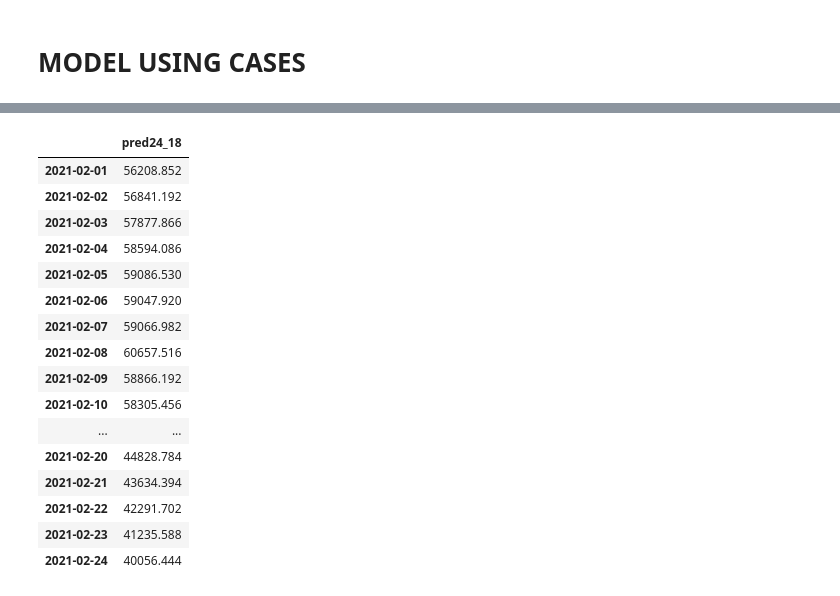
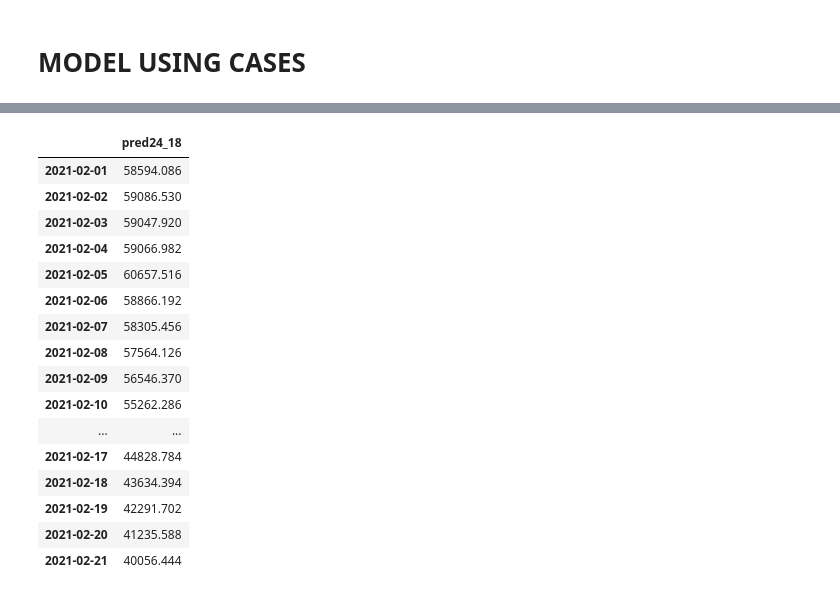
Before and after one commit to jared-m-murphy/Portfolio, a Jupyter notebook: Covid/USA_Death_Cases.ipynb, the cells around one changed output, grey strips where cells are left out. Drawn from its saved outputs; the diff is of its cells as text; code cells hidden in the pictures.

```diff
--- a/Covid/USA_Death_Cases.ipynb
+++ b/Covid/USA_Death_Cases.ipynb
@@ -378,16 +280,12 @@ predictions[['pred21_25']].loc[date.today():].head(21)
 # %% [markdown]
 #  MODEL USING CASES
 # %%
-'''df=usacases.join(usadeath)
+df=usacases.join(usadeath)
 df=df.drop(['CaseTotal','DeathTotal'],axis=1)
 df['Rolling14D']=df.NewDeath.rolling(14).sum()
 df['Rolling14C']=df.NewCases.rolling(14).sum()
 df.index=pd.to_datetime(df.index)
-df['pred21_18']=df['Rolling14C']*(.018)
-df['pred21_17']=df['Rolling14C']*(.017)
-df['pred21_16']=df['Rolling14C']*(.016)
-df['pred21_15']=df['Rolling14C']*(.015)
-df['pred21_14']=df['Rolling14C']*(.014)
-predictions=df[['pred21_18','pred21_17','pred21_16','pred21_15','pred21_14']]
-predictions.index=predictions.index.shift(periods=14,freq='D')
-final=predictions.join(df.drop(['pred21_18','pred21_17','pred21_16','pred21_15','pred21_14'],axis=1),how='inner')'''
+df['pred24_18']=df['Rolling14C']*(.018)
+predictions=df[['pred24_18']]
+predictions.index=predictions.index.shift(periods=21,freq='D')
+final=predictions.join(df.drop(['pred24_18'],axis=1),how='inner')
@@ -396,13 +292,3 @@ final=predictions.join(df.drop(['pred21_18','pred21_17','pred21_16','pred21_15',
-# %%
-df=usacases.join(usadeath)
-df=df.drop(['CaseTotal','DeathTotal'],axis=1)
-df['Rolling14D']=df.NewDeath.rolling(14).sum()
-df['Rolling14C']=df.NewCases.rolling(14).sum()
-df.index=pd.to_datetime(df.index)
-df['pred24_18']=df['Rolling14C']*(.018)
-predictions=df[['pred24_18']]
-predictions.index=predictions.index.shift(periods=24,freq='D')
-final=predictions.join(df.drop(['pred24_18'],axis=1),how='inner')
 # %%
 plt.rcParams['figure.figsize'] = [12, 12]
 predictions.dropna().loc['2020-07-01':].plot(label='predicted')
@@ -432,21 +318,22 @@ final[['pred24_18','Rolling14D']].tail(14)
 # %%
+#Cases model predictions next 21 days
 from datetime import date
-predictions[['pred24_18']].loc[date.today():].head(24)
+predictions[['pred24_18']].loc[date.today():].head(21)
 # %% [output]
 |  | pred24_18 |
-| 2021-02-01 | 56208.852 |
-| 2021-02-02 | 56841.192 |
-| 2021-02-03 | 57877.866 |
-| 2021-02-04 | 58594.086 |
-| 2021-02-05 | 59086.530 |
-| 2021-02-06 | 59047.920 |
-| 2021-02-07 | 59066.982 |
-| 2021-02-08 | 60657.516 |
-| 2021-02-09 | 58866.192 |
-| 2021-02-10 | 58305.456 |
+| 2021-02-01 | 58594.086 |
+| 2021-02-02 | 59086.530 |
+| 2021-02-03 | 59047.920 |
+| 2021-02-04 | 59066.982 |
+| 2021-02-05 | 60657.516 |
+| 2021-02-06 | 58866.192 |
+| 2021-02-07 | 58305.456 |
+| 2021-02-08 | 57564.126 |
+| 2021-02-09 | 56546.370 |
+| 2021-02-10 | 55262.286 |
 | ... | ... |
-| 2021-02-20 | 44828.784 |
-| 2021-02-21 | 43634.394 |
-| 2021-02-22 | 42291.702 |
-| 2021-02-23 | 41235.588 |
-| 2021-02-24 | 40056.444 |
+| 2021-02-17 | 44828.784 |
+| 2021-02-18 | 43634.394 |
+| 2021-02-19 | 42291.702 |
+| 2021-02-20 | 41235.588 |
+| 2021-02-21 | 40056.444 |
```
Also changed, not shown: parts of 61 cells of this notebook.
